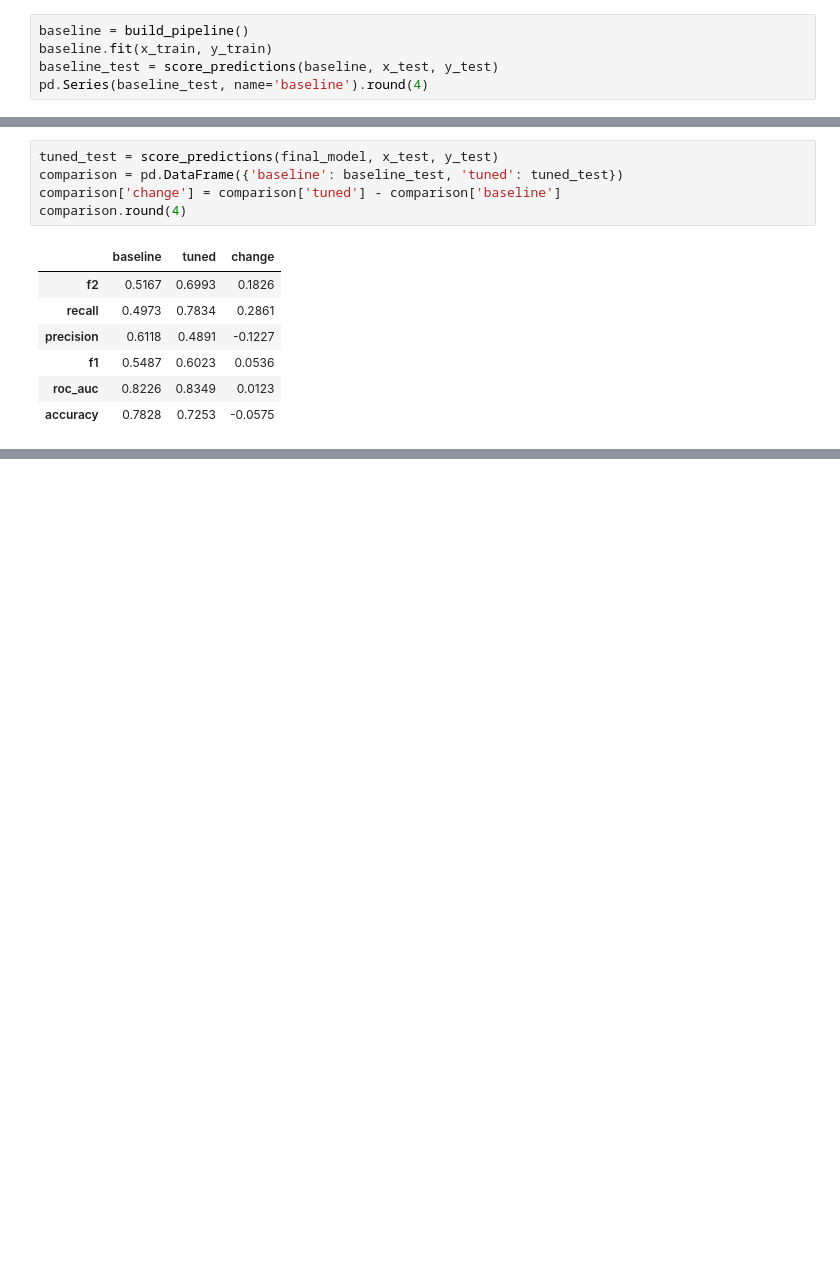
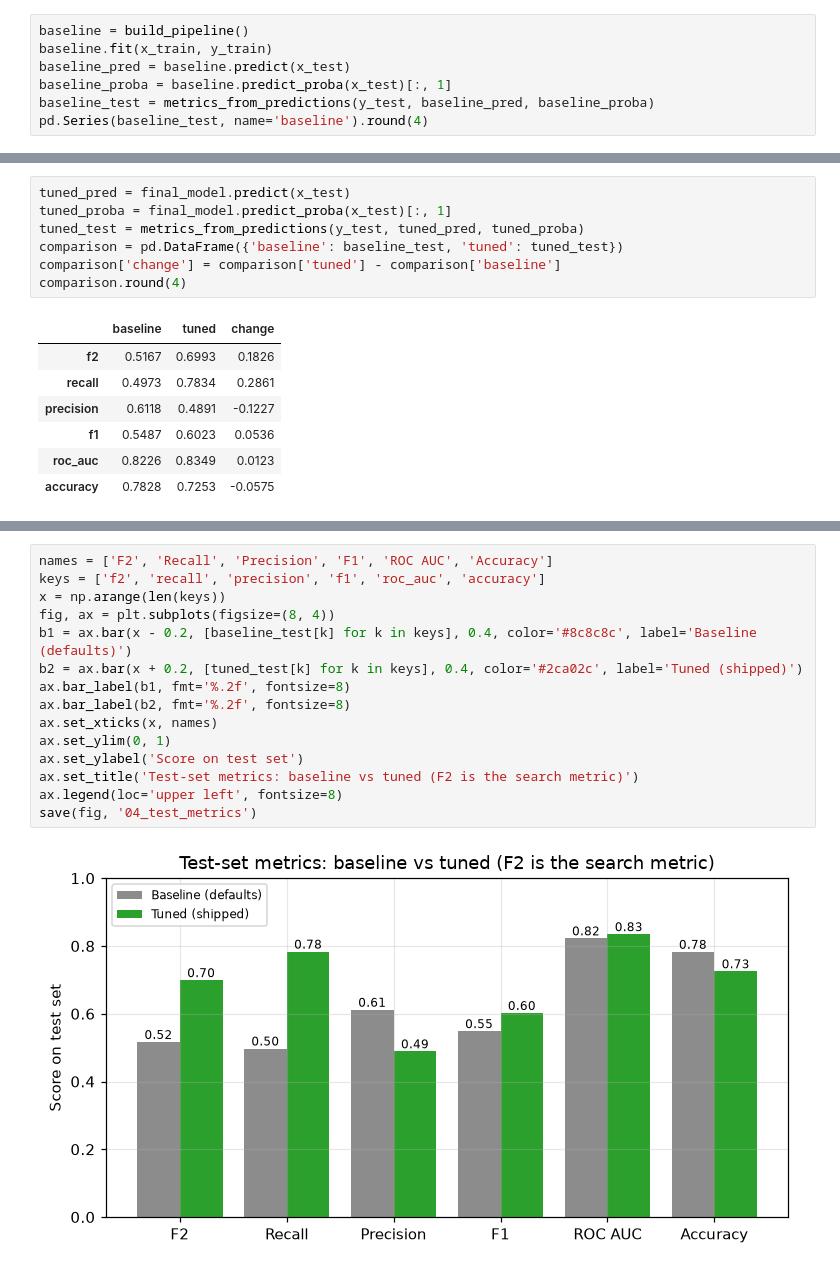
Before and after one commit to 4GeeksAcademy/Streamloop_Churn_Hyperparam_ven-mi-ai-2, a Jupyter notebook: streamloop_churn_tuning.ipynb, the cells around one changed output, grey strips where cells are left out. Saved outputs shown, nothing was run; the diff lists cells and outputs as text; blank space fills up the shorter version.

```diff
--- a/streamloop_churn_tuning.ipynb
+++ b/streamloop_churn_tuning.ipynb
@@ -65,7 +150,9 @@ Pipeline(steps=[('preprocess',
 # %%
 baseline = build_pipeline()
 baseline.fit(x_train, y_train)
-baseline_test = score_predictions(baseline, x_test, y_test)
+baseline_pred = baseline.predict(x_test)
+baseline_proba = baseline.predict_proba(x_test)[:, 1]
+baseline_test = metrics_from_predictions(y_test, baseline_pred, baseline_proba)
 pd.Series(baseline_test, name='baseline').round(4)
 # %% [output]
 f2           0.5167
@@ -189,5 +410,7 @@ else:
 # %%
-tuned_test = score_predictions(final_model, x_test, y_test)
+tuned_pred = final_model.predict(x_test)
+tuned_proba = final_model.predict_proba(x_test)[:, 1]
+tuned_test = metrics_from_predictions(y_test, tuned_pred, tuned_proba)
 comparison = pd.DataFrame({'baseline': baseline_test, 'tuned': tuned_test})
 comparison['change'] = comparison['tuned'] - comparison['baseline']
 comparison.round(4)
@@ -201,0 +434,17 @@ comparison.round(4)
+# %%
+names = ['F2', 'Recall', 'Precision', 'F1', 'ROC AUC', 'Accuracy']
+keys = ['f2', 'recall', 'precision', 'f1', 'roc_auc', 'accuracy']
+x = np.arange(len(keys))
+fig, ax = plt.subplots(figsize=(8, 4))
+b1 = ax.bar(x - 0.2, [baseline_test[k] for k in keys], 0.4, color='#8c8c8c', label='Baseline (defaults)')
+b2 = ax.bar(x + 0.2, [tuned_test[k] for k in keys], 0.4, color='#2ca02c', label='Tuned (shipped)')
+ax.bar_label(b1, fmt='%.2f', fontsize=8)
+ax.bar_label(b2, fmt='%.2f', fontsize=8)
+ax.set_xticks(x, names)
+ax.set_ylim(0, 1)
+ax.set_ylabel('Score on test set')
+ax.set_title('Test-set metrics: baseline vs tuned (F2 is the search metric)')
+ax.legend(loc='upper left', fontsize=8)
+save(fig, '04_test_metrics')
+# %% [output]
+[figure, added]
```
Also changed, not shown: parts of 23 cells of this notebook, 6 other files.
